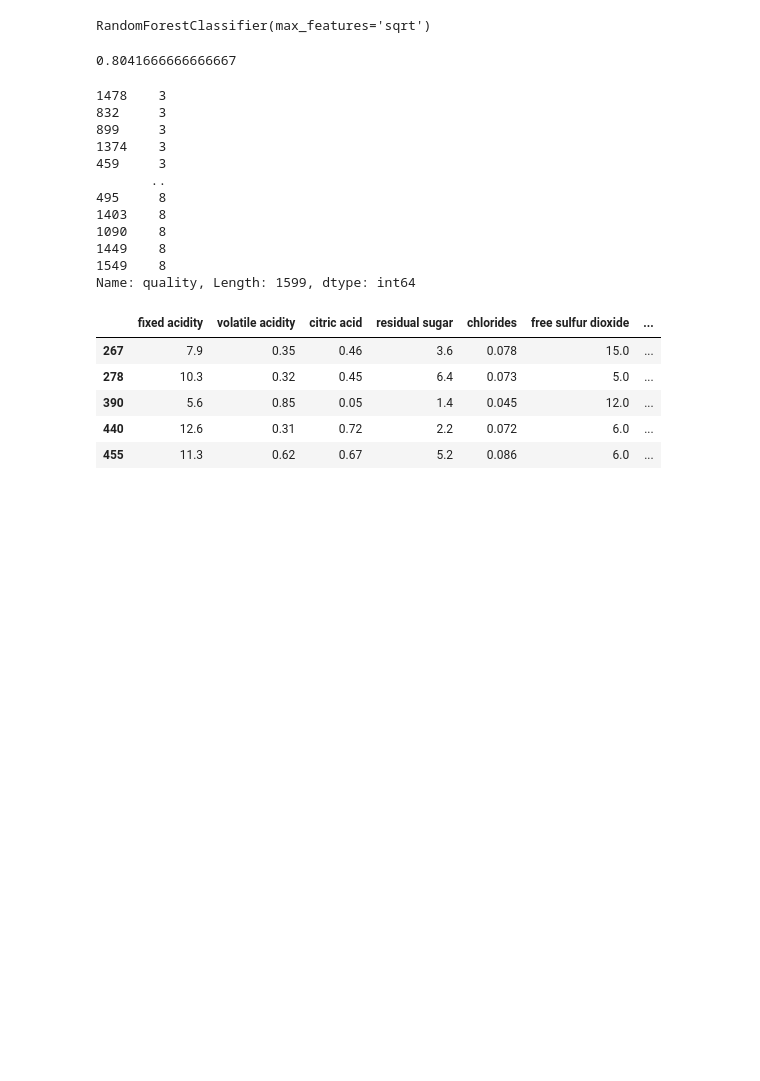
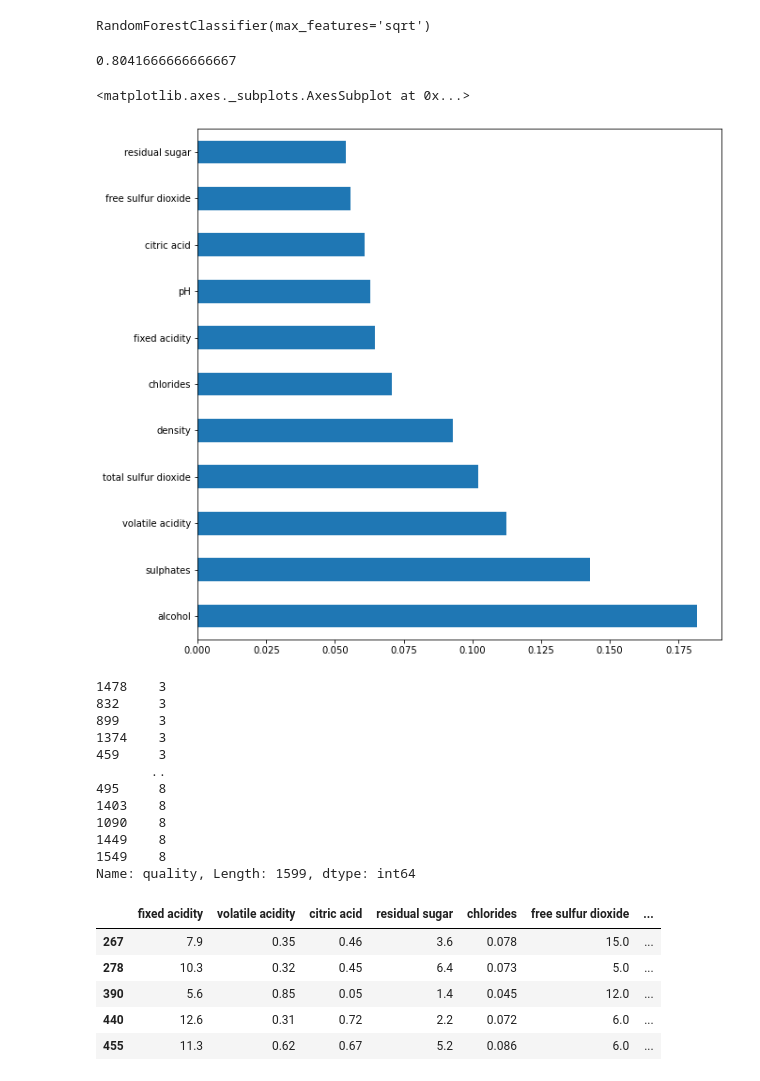
Before and after one commit to georgica22us/Andmeteaduse-projekt, a Jupyter notebook: Maria.ipynb, the cells around one changed output. Saved outputs shown, nothing was run; the diff lists cells and outputs as text; code cells hidden in the pictures; blank space fills up the shorter version.

```diff
--- a/Maria.ipynb
+++ b/Maria.ipynb
@@ -826,6 +826,13 @@ acc = accuracy_score(y_test, rf.predict(X_test))
 acc
 # %% [output]
 0.8041666666666667
+# %%
+#näitab, mis mõjutab kõig
+feature_importance = pd.Series(rf.feature_importances_, index=X_train.columns)
+feature_importance.nlargest(25).plot(kind='barh',figsize=(10,10))
+# %% [output]
+<matplotlib.axes._subplots.AxesSubplot at 0x...>
+[figure, added]
 # %%
 #---------------------------------best wine----------------------------
 # %%
```
Also changed, not shown: parts of 2 cells of this notebook.
